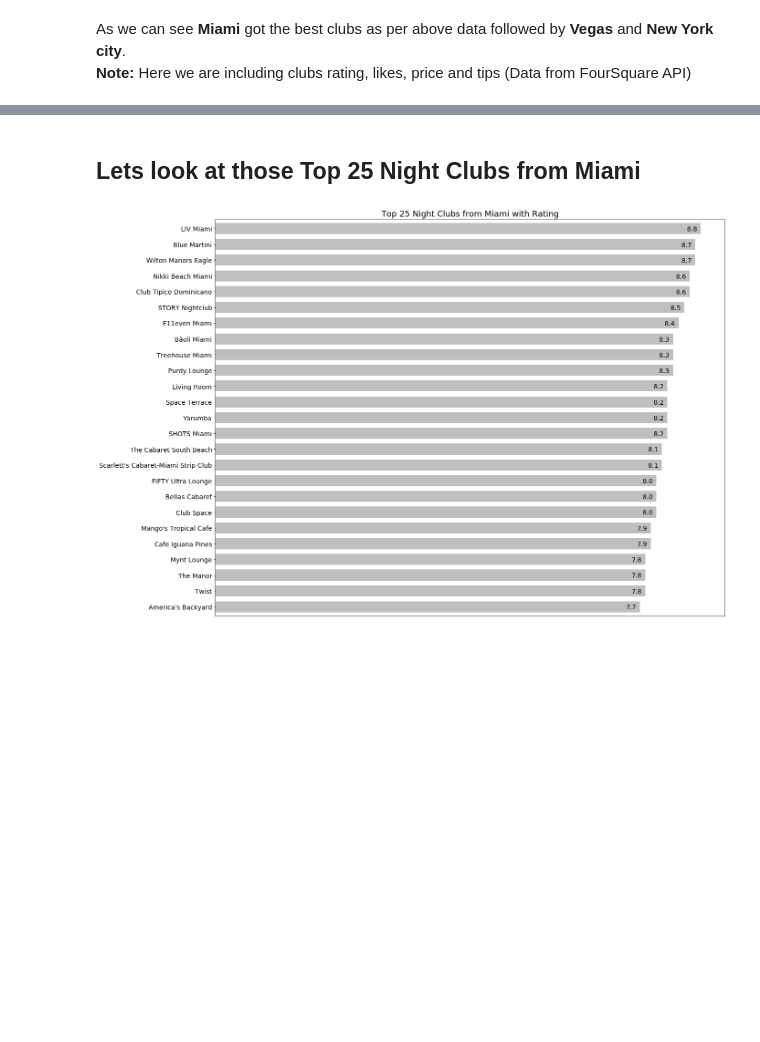
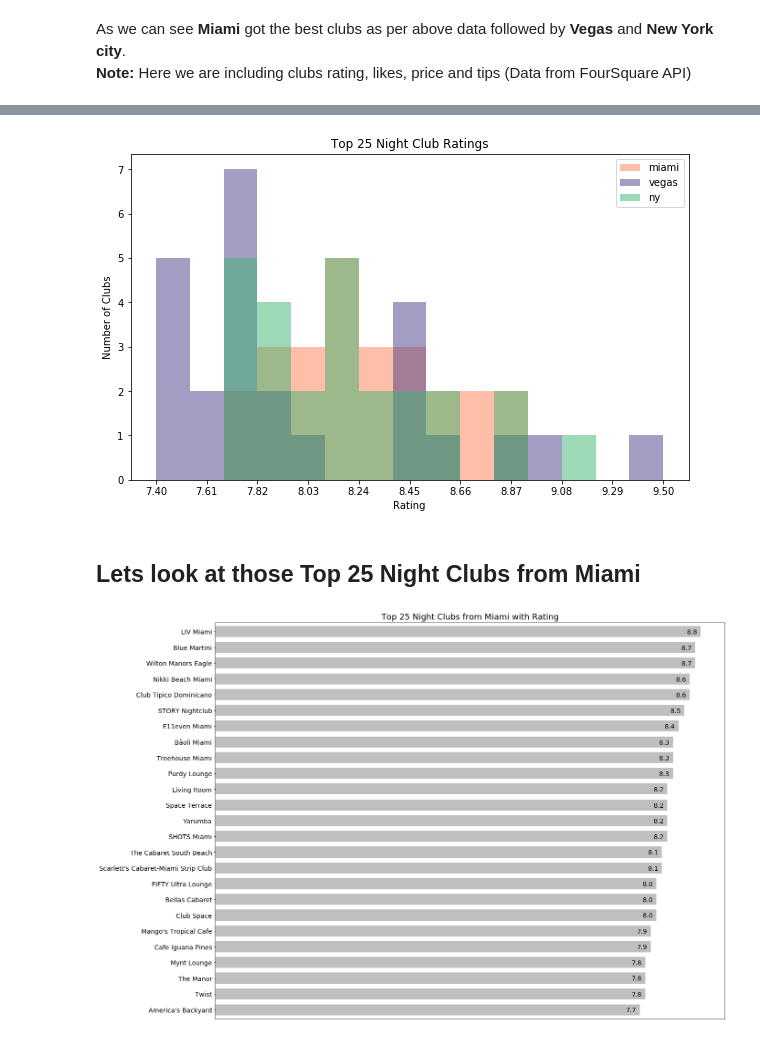
Before and after one commit to bigdatasciencegroup/Coursera_IBM, a Jupyter notebook: Final_Project.ipynb, the cells around one changed output, grey strips where cells are left out. Saved outputs shown, nothing was run; the diff lists cells and outputs as text; code cells hidden in the pictures; blank space fills up the shorter version.

```diff
--- a/Final_Project.ipynb
+++ b/Final_Project.ipynb
@@ -306,0 +378,14 @@ Based on the above chart.
+# %%
+miami = top_25_miami['rating'].reset_index(drop=True)
+h_miami = pd.DataFrame(miami).rename(columns={'rating':'miami'}).T
+
+vegas = top_25_vegas['rating'].reset_index(drop=True)
+h_vegas = pd.DataFrame(vegas).rename(columns={'rating':'vegas'}).T
+
+ny = top_25_ny['rating'].reset_index(drop=True)
+h_ny = pd.DataFrame(ny).rename(columns={'rating':'ny'}).T
+
+h_f = [h_miami,h_vegas,h_ny]
+h_df = pd.concat(h_f).T
+print('Top 25 Night Clubs from each city with Ratings')
+h_df
@@ -307,3 +411,21 @@ Based on the above chart.
+# %%
+count, bin_edges = np.histogram(h_df)
+
+h_df.plot(kind ='hist',
+          figsize=(10, 6),
+          bins=15,
+          alpha=0.5,
+          xticks=bin_edges,
+          color=['coral', 'darkslateblue', 'mediumseagreen']
+         )
+
+plt.title('Top 25 Night Club Ratings')
+plt.ylabel('Number of Clubs')
+plt.xlabel('Rating')
+
+plt.show()
+# %% [output]
+[figure, added]
 # %% [markdown]
 ## Lets look at those Top 25 Night Clubs from Miami
 # %%
```
Also changed, not shown: parts of 43 cells of this notebook.
